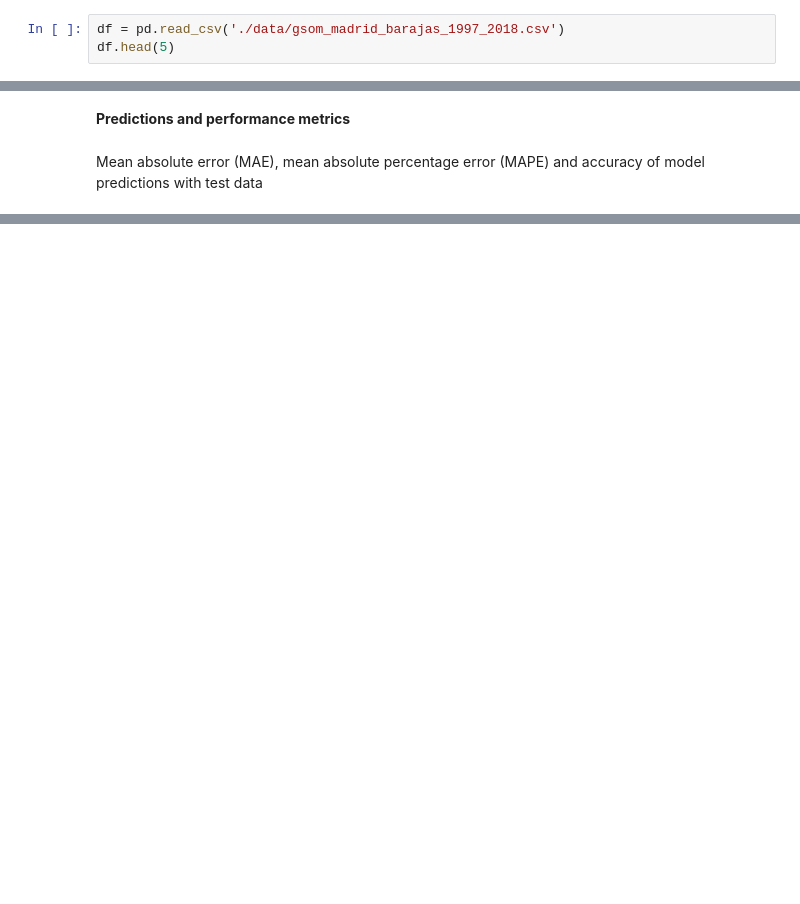
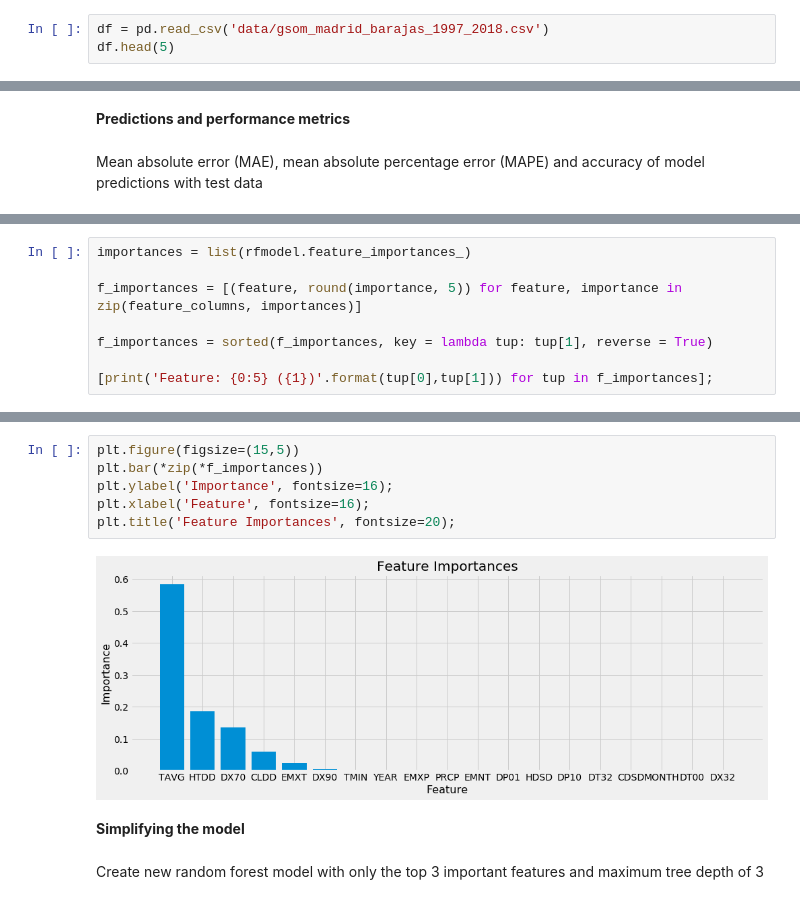
Before and after one commit to alvertogit/datascience, a Jupyter notebook: Random Forest Max Temperature Madrid Barajas Airport.ipynb, the cells around one changed output, grey strips where cells are left out. Saved outputs shown, nothing was run; the diff lists cells and outputs as text; blank space fills up the shorter version.

Commit message:
added simplified model and graph image to random forest notebook

```diff
--- a/Random Forest Max Temperature Madrid Barajas Airport.ipynb
+++ b/Random Forest Max Temperature Madrid Barajas Airport.ipynb
@@ -38,7 +39,7 @@ import datetime # for dealing with dates
 # %% [markdown]
 Load data from file, display first 5 rows and check metric units
 # %%
-df = pd.read_csv('./data/gsom_madrid_barajas_1997_2018.csv')
+df = pd.read_csv('data/gsom_madrid_barajas_1997_2018.csv')
 df.head(5)
 # %% [output]
 |  | STATION | NAME | LATITUDE | LONGITUDE | ELEVATION | DATE | CDSD | CDSD_ATTRIBUTES | CLDD | ... |
@@ -238,0 +249,8 @@ accuracy (%): 96.95
+# %%
+importances = list(rfmodel.feature_importances_)
+
+f_importances = [(feature, round(importance, 5)) for feature, importance in zip(feature_columns, importances)]
+
+f_importances = sorted(f_importances, key = lambda tup: tup[1], reverse = True)
+
+[print('Feature: {0:5} ({1})'.format(tup[0],tup[1])) for tup in f_importances];
@@ -238,0 +277,12 @@ accuracy (%): 96.95
+# %%
+plt.figure(figsize=(15,5))
+plt.bar(*zip(*f_importances))
+plt.ylabel('Importance', fontsize=16);
+plt.xlabel('Feature', fontsize=16);
+plt.title('Feature Importances', fontsize=20);
+# %% [output]
+[figure, added]
+# %% [markdown]
+**Simplifying the model**
+# %% [markdown]
+Create new random forest model with only the top 3 important features and maximum tree depth of 3
```
Also changed, not shown: parts of 18 cells of this notebook, 1 other file.
